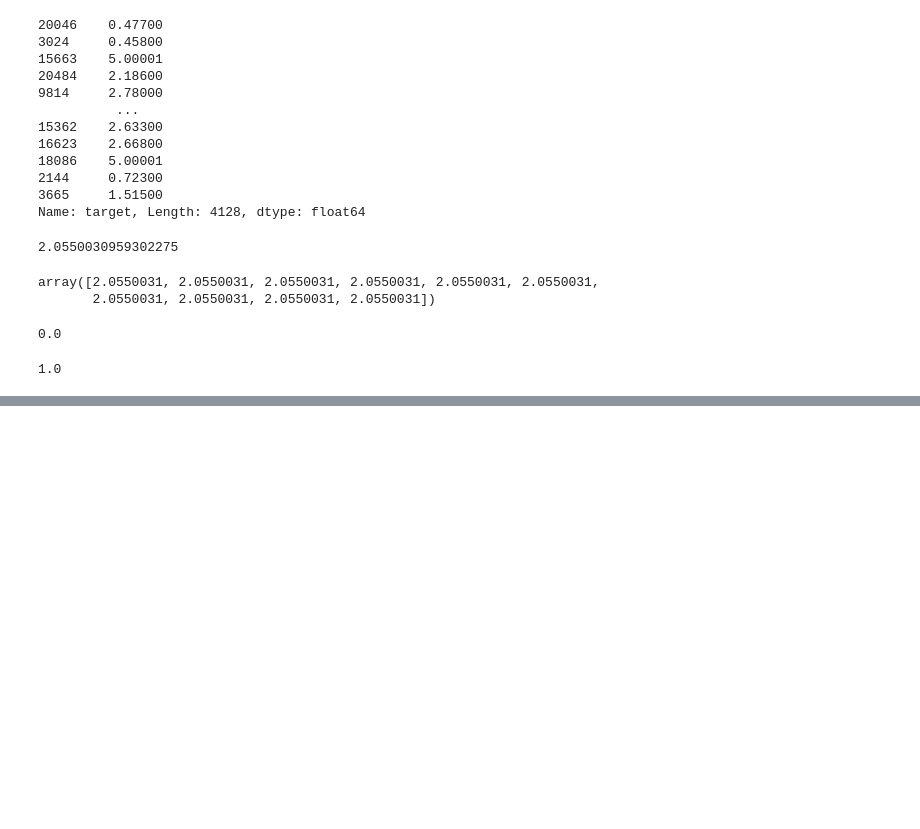
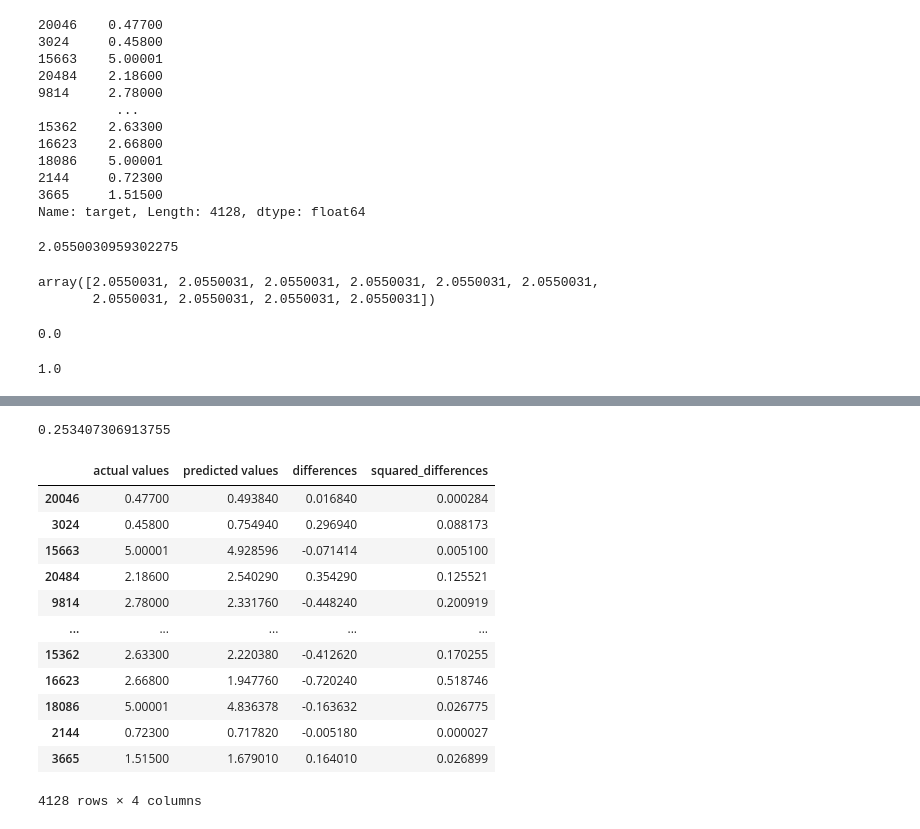
Before and after one commit to mrkhantst/machine-learning-bootcamp, a Jupyter notebook: introduction-to-scikit-learn.ipynb, the cells around one changed output, grey strips where cells are left out. Cells and saved outputs as stored; diff of their text form; code cells hidden in the pictures; blank space fills up the shorter version.

```diff
--- a/introduction-to-scikit-learn.ipynb
+++ b/introduction-to-scikit-learn.ipynb
@@ -1209,0 +1221,7 @@ r2_score(y_true=y_test,
+# %%
+# MAE
+from sklearn.metrics import mean_absolute_error
+
+y_preds = model.predict(X_test)
+mae = mean_absolute_error(y_test, y_preds)
+mae
@@ -1209,0 +1230,6 @@ r2_score(y_true=y_test,
+# %%
+df = pd.DataFrame({"actual values": y_test,
+                   "predicted values": y_preds})
+df["differences"] = df["predicted values"] - df["actual values"]
+
+df.head(10)
@@ -1209,0 +1276,3 @@ r2_score(y_true=y_test,
+# %%
+df["squared_differences"] = np.square(df["differences"])
+df.head()
@@ -1209,0 +1286,24 @@ r2_score(y_true=y_test,
+# %%
+# calculate MSE by hand
+squared = np.square(df["differences"])
+squared.mean()
+# %% [output]
+0.253407306913755
+# %%
+df_large_error = df.copy()
+
+df_large_error
+# %% [output]
+|  | actual values | predicted values | differences | squared_differences |
+| 20046 | 0.47700 | 0.493840 | 0.016840 | 0.000284 |
+| 3024 | 0.45800 | 0.754940 | 0.296940 | 0.088173 |
+| 15663 | 5.00001 | 4.928596 | -0.071414 | 0.005100 |
+| 20484 | 2.18600 | 2.540290 | 0.354290 | 0.125521 |
+| 9814 | 2.78000 | 2.331760 | -0.448240 | 0.200919 |
+| ... | ... | ... | ... | ... |
+| 15362 | 2.63300 | 2.220380 | -0.412620 | 0.170255 |
+| 16623 | 2.66800 | 1.947760 | -0.720240 | 0.518746 |
+| 18086 | 5.00001 | 4.836378 | -0.163632 | 0.026775 |
+| 2144 | 0.72300 | 0.717820 | -0.005180 | 0.000027 |
+| 3665 | 1.51500 | 1.679010 | 0.164010 | 0.026899 |
+4128 rows × 4 columns
```
Also changed, not shown: parts of 11 cells of this notebook.
